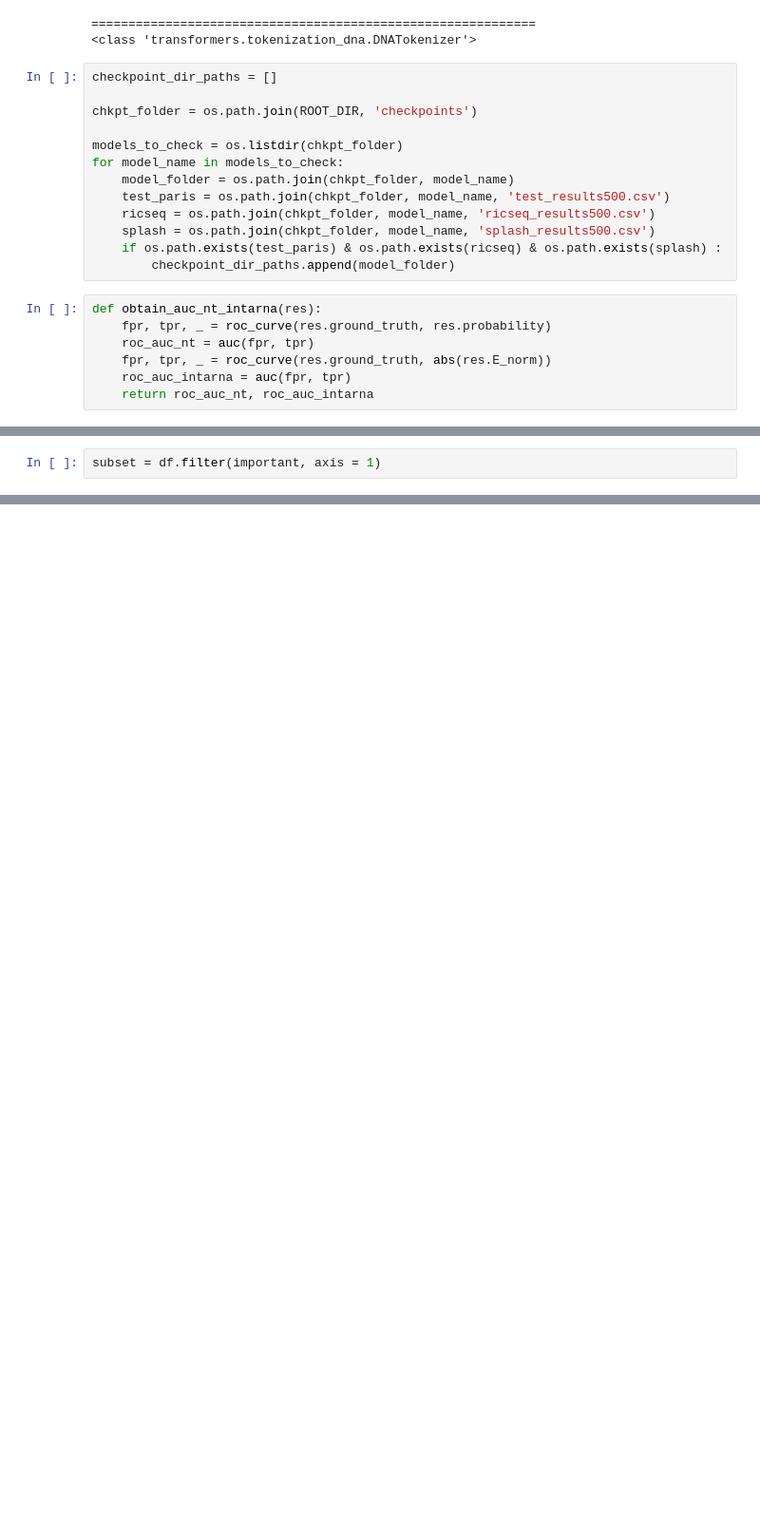
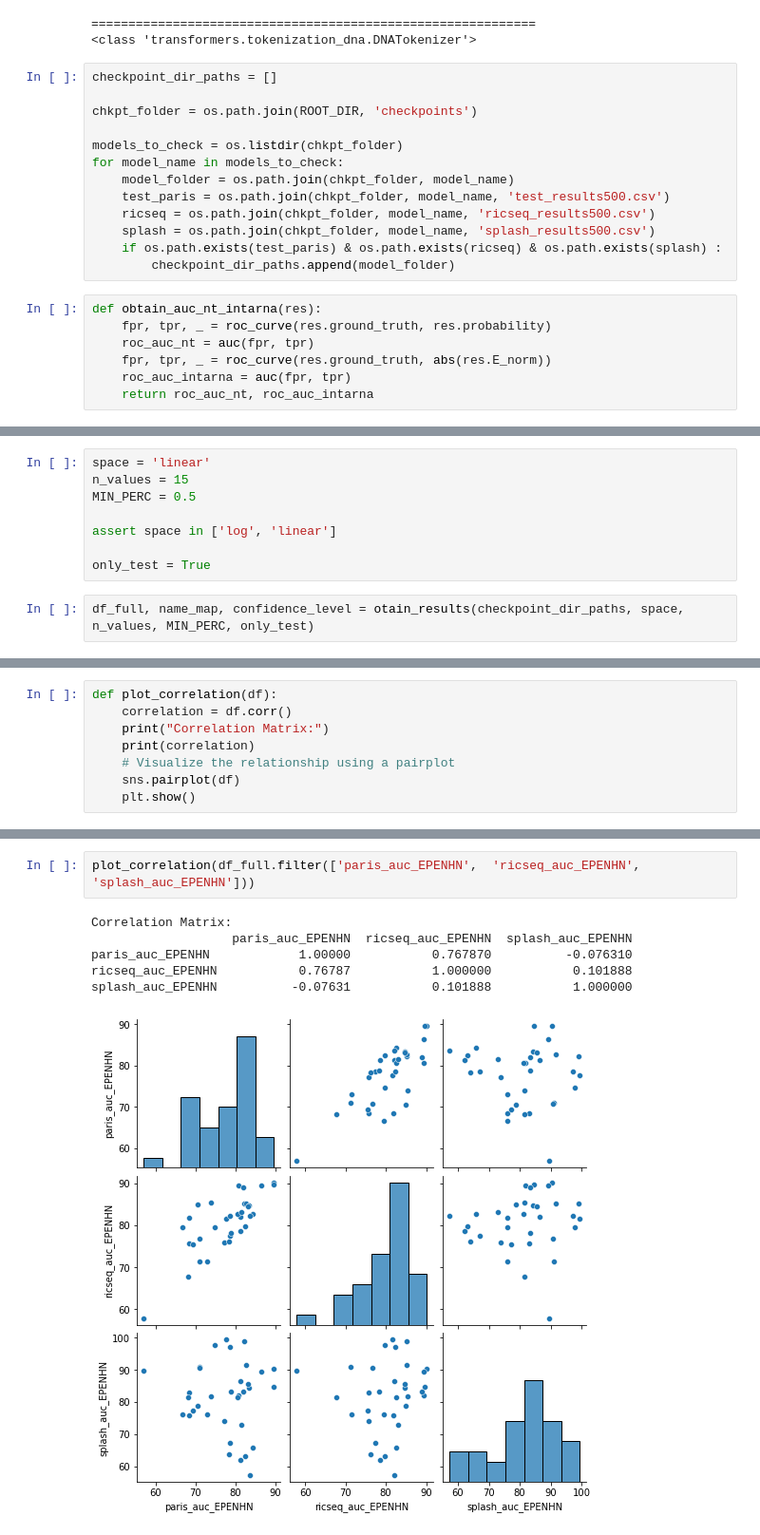
Before and after one commit to giorgiobini/RIME, a Jupyter notebook: src/Compare_models.ipynb, the cells around one changed output, grey strips where cells are left out. Shown at 95% size. Saved outputs shown, nothing was run; the diff lists cells and outputs as text; blank space fills up the shorter version.

```diff
--- a/src/Compare_models.ipynb
+++ b/src/Compare_models.ipynb
@@ -516,2 +51,0 @@ important = ['model', 'paris_acc_ES', 'paris_aucNT_ES', 'paris_aucINTARNA_ES', '
-# %%
-subset = df.filter(important, axis = 1)
@@ -535,0 +459,10 @@ subset = df.filter(important, axis = 1)
+# %%
+space = 'linear'
+n_values = 15
+MIN_PERC = 0.5
+
+assert space in ['log', 'linear']
+
+only_test = True
+# %%
+df_full, name_map, confidence_level = otain_results(checkpoint_dir_paths, space, n_values, MIN_PERC, only_test)
@@ -535,0 +475,8 @@ subset = df.filter(important, axis = 1)
+# %%
+def plot_correlation(df):
+    correlation = df.corr()
+    print("Correlation Matrix:")
+    print(correlation)
+    # Visualize the relationship using a pairplot
+    sns.pairplot(df)
+    plt.show()
@@ -535,0 +487,9 @@ subset = df.filter(important, axis = 1)
+# %%
+plot_correlation(df_full.filter(['paris_auc_EPENHN',  'ricseq_auc_EPENHN', 'splash_auc_EPENHN']))
+# %% [output]
+Correlation Matrix:
+                   paris_auc_EPENHN  ricseq_auc_EPENHN  splash_auc_EPENHN
+paris_auc_EPENHN            1.00000           0.767870          -0.076310
+ricseq_auc_EPENHN           0.76787           1.000000           0.101888
+splash_auc_EPENHN          -0.07631           0.101888           1.000000
+[figure, added]
```
Also changed, not shown: parts of 58 cells of this notebook, 10 other files.
